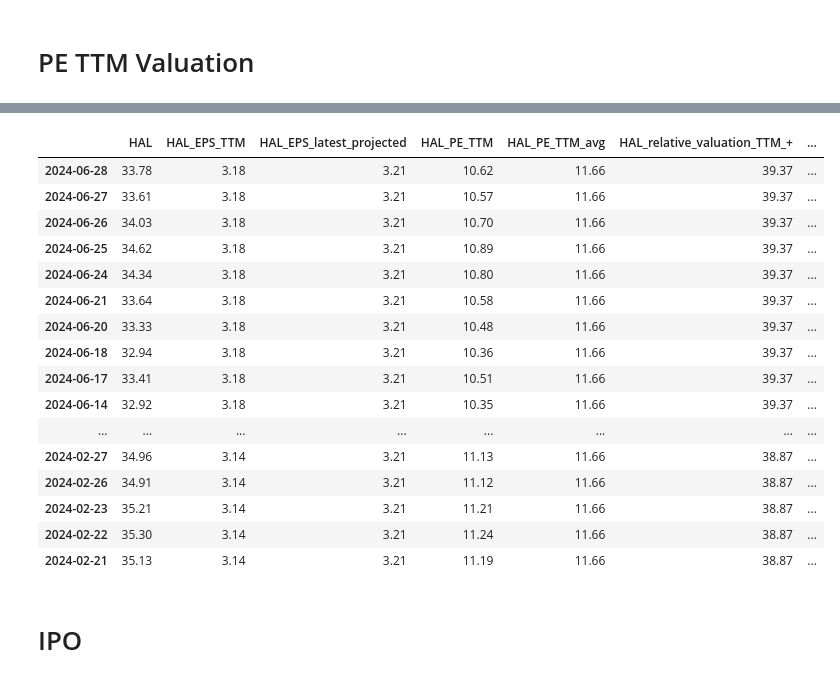
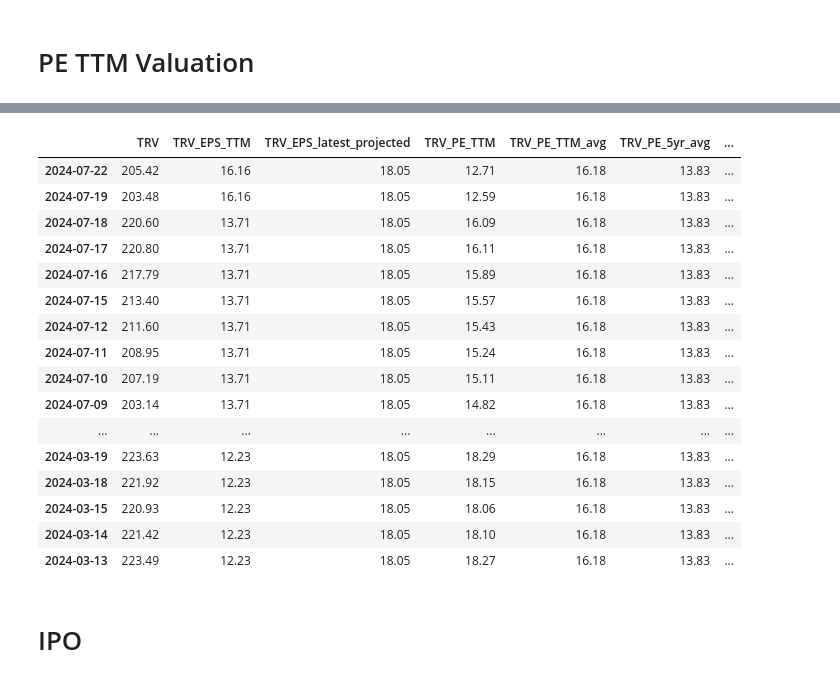
Before and after one commit to tangj310/Inv_equity, a Jupyter notebook: 03_PE_TTM_valuation/PE_TTM_valuation_01.ipynb, the cells around one changed output, grey strips where cells are left out. Cells and saved outputs as stored; diff of their text form; code cells hidden in the pictures.

```diff
--- a/03_PE_TTM_valuation/PE_TTM_valuation_01.ipynb
+++ b/03_PE_TTM_valuation/PE_TTM_valuation_01.ipynb
@@ -82,7 +109,7 @@ for symbol in ticker_symbols:
 
     # Daily quote section
     # replace the "demo" apikey below with your own key from https://www.alphavantage.co/support/#api-key
-    url = f'https://www.alphavantage.co/query?function=TIME_SERIES_DAILY&symbol={symbol}&apikey={alpha_vantage_api_key}'
+    url = f'https://www.alphavantage.co/query?function=TIME_SERIES_DAILY&symbol={symbol}&apikey={alpha_vantage_api_key}&outputsize=full'
     r = requests.get(url)
     data = r.json()
 
@@ -183,11 +210,11 @@ for symbol in ticker_symbols:
                 else:
                     continue
 
-            # annualEPS_df[f'{symbol}_PE'] = Monthly_stock_df[f'{symbol}'].values / annualEPS_df['reportedEPS'].values
-            # annualEPS_df[f"{symbol}_PE_{PE_yr_range-1}yr_avg"] = annualEPS_df[f"{symbol}_PE"].mean().round(2)
-            # annualEPS_df[f"{symbol}_PE_{PE_yr_range-1}yr_std"] = np.std(annualEPS_df[f"{symbol}_PE"]).round(2)
-            # annualEPS_df[f"{symbol}_PE_{PE_yr_range-1}yr_volatility_+"] = (annualEPS_df[f"{symbol}_PE_{PE_yr_range-1}yr_avg"] + annualEPS_df[f"{symbol}_PE_{PE_yr_range-1}yr_std"]).round(2) # 这个是PE的波动范围上限
-            # annualEPS_df[f"{symbol}_PE_{PE_yr_range-1}yr_volatility_-"] = (annualEPS_df[f"{symbol}_PE_{PE_yr_range-1}yr_avg"] - annualEPS_df[f"{symbol}_PE_{PE_yr_range-1}yr_std"]).round(2) # 这个是PE的波动范围下限
+            annualEPS_df[f'{symbol}_PE'] = Monthly_stock_df[f'{symbol}'].values / annualEPS_df['reportedEPS'].values
+            annualEPS_df[f"{symbol}_PE_{PE_yr_range-1}yr_avg"] = annualEPS_df[f"{symbol}_PE"].mean().round(2)
+            annualEPS_df[f"{symbol}_PE_{PE_yr_range-1}yr_std"] = np.std(annualEPS_df[f"{symbol}_PE"]).round(2)
+            annualEPS_df[f"{symbol}_PE_{PE_yr_range-1}yr_volatility_+"] = (annualEPS_df[f"{symbol}_PE_{PE_yr_range-1}yr_avg"] + annualEPS_df[f"{symbol}_PE_{PE_yr_range-1}yr_std"]).round(2) # 这个是PE的波动范围上限
+            annualEPS_df[f"{symbol}_PE_{PE_yr_range-1}yr_volatility_-"] = (annualEPS_df[f"{symbol}_PE_{PE_yr_range-1}yr_avg"] - annualEPS_df[f"{symbol}_PE_{PE_yr_range-1}yr_std"]).round(2) # 这个是PE的波动范围下限
 
 
 
@@ -285,10 +312,10 @@ for symbol in ticker_symbols:
     df_stock_consolidate[f"{symbol}_{window_days}_price_avg"] = df_stock_consolidate[symbol].mean().round(2)
     df_stock_consolidate[f"{symbol}_{window_days}_price_std"] = np.std(df_stock_consolidate[symbol]).round(2)
 
-    # df_stock_consolidate[f"{symbol}_PE_{PE_yr_range-1}yr_avg"] = annualEPS_df[f"{symbol}_PE_{PE_yr_range-1}yr_avg"].values[0]
-    # df_stock_consolidate[f"{symbol}_PE_{PE_yr_range-1}yr_std"] = annualEPS_df[f"{symbol}_PE_{PE_yr_range-1}yr_std"].values[0]
-    # df_stock_consolidate[f"{symbol}_PE_{PE_yr_range-1}yr_volatility_+"] = annualEPS_df[f"{symbol}_PE_{PE_yr_range-1}yr_volatility_+"].values[0]
-    # df_stock_consolidate[f"{symbol}_PE_{PE_yr_range-1}yr_volatility_-"] = annualEPS_df[f"{symbol}_PE_{PE_yr_range-1}yr_volatility_-"].values[0]
+    df_stock_consolidate[f"{symbol}_PE_{PE_yr_range-1}yr_avg"] = annualEPS_df[f"{symbol}_PE_{PE_yr_range-1}yr_avg"].values[0]
+    df_stock_consolidate[f"{symbol}_PE_{PE_yr_range-1}yr_std"] = annualEPS_df[f"{symbol}_PE_{PE_yr_range-1}yr_std"].values[0]
+    df_stock_consolidate[f"{symbol}_PE_{PE_yr_range-1}yr_volatility_+"] = annualEPS_df[f"{symbol}_PE_{PE_yr_range-1}yr_volatility_+"].values[0]
+    df_stock_consolidate[f"{symbol}_PE_{PE_yr_range-1}yr_volatility_-"] = annualEPS_df[f"{symbol}_PE_{PE_yr_range-1}yr_volatility_-"].values[0]
 
 
     df_stock_consolidate[f"{symbol}_relative_valuation_nextYear_projected_+"] = (df_stock_consolidate[f"{symbol}_PE_TTM_volatility_+"] * EPS_12month_projected).round(2) # 这个是relative valuation的价格上限
@@ -332,9 +359,9 @@ for symbol in ticker_symbols:
     ,f"{symbol}_EPS_latest_projected"
     ,f"{symbol}_PE_TTM"
     ,f"{symbol}_PE_TTM_avg"
-    # ,f"{symbol}_PE_{PE_yr_range-1}yr_avg"
-    # ,f"{symbol}_PE_{PE_yr_range-1}yr_volatility_+"
-    # ,f"{symbol}_PE_{PE_yr_range-1}yr_volatility_-"
+    ,f"{symbol}_PE_{PE_yr_range-1}yr_avg"
+    ,f"{symbol}_PE_{PE_yr_range-1}yr_volatility_+"
+    ,f"{symbol}_PE_{PE_yr_range-1}yr_volatility_-"
     ,f"{symbol}_relative_valuation_TTM_+"
     ,f"{symbol}_relative_valuation_TTM_-"
     ,f"{symbol}_relative_valuation_TTM_median"
@@ -387,23 +389,23 @@ IndentationError: unexpected indent (569504144.py, line 2)
 # %%
-ticker_dict['HAL']
+ticker_dict['TRV']
 # %% [output]
-|  | HAL | HAL_EPS_TTM | HAL_EPS_latest_projected | HAL_PE_TTM | HAL_PE_TTM_avg | HAL_relative_valuation_TTM_+ | ... |
-| 2024-06-28 | 33.78 | 3.18 | 3.21 | 10.62 | 11.66 | 39.37 | ... |
-| 2024-06-27 | 33.61 | 3.18 | 3.21 | 10.57 | 11.66 | 39.37 | ... |
-| 2024-06-26 | 34.03 | 3.18 | 3.21 | 10.70 | 11.66 | 39.37 | ... |
-| 2024-06-25 | 34.62 | 3.18 | 3.21 | 10.89 | 11.66 | 39.37 | ... |
-| 2024-06-24 | 34.34 | 3.18 | 3.21 | 10.80 | 11.66 | 39.37 | ... |
-| 2024-06-21 | 33.64 | 3.18 | 3.21 | 10.58 | 11.66 | 39.37 | ... |
-| 2024-06-20 | 33.33 | 3.18 | 3.21 | 10.48 | 11.66 | 39.37 | ... |
-| 2024-06-18 | 32.94 | 3.18 | 3.21 | 10.36 | 11.66 | 39.37 | ... |
-| 2024-06-17 | 33.41 | 3.18 | 3.21 | 10.51 | 11.66 | 39.37 | ... |
-| 2024-06-14 | 32.92 | 3.18 | 3.21 | 10.35 | 11.66 | 39.37 | ... |
+|  | TRV | TRV_EPS_TTM | TRV_EPS_latest_projected | TRV_PE_TTM | TRV_PE_TTM_avg | TRV_PE_5yr_avg | ... |
+| 2024-07-22 | 205.42 | 16.16 | 18.05 | 12.71 | 16.18 | 13.83 | ... |
+| 2024-07-19 | 203.48 | 16.16 | 18.05 | 12.59 | 16.18 | 13.83 | ... |
+| 2024-07-18 | 220.60 | 13.71 | 18.05 | 16.09 | 16.18 | 13.83 | ... |
+| 2024-07-17 | 220.80 | 13.71 | 18.05 | 16.11 | 16.18 | 13.83 | ... |
+| 2024-07-16 | 217.79 | 13.71 | 18.05 | 15.89 | 16.18 | 13.83 | ... |
+| 2024-07-15 | 213.40 | 13.71 | 18.05 | 15.57 | 16.18 | 13.83 | ... |
+| 2024-07-12 | 211.60 | 13.71 | 18.05 | 15.43 | 16.18 | 13.83 | ... |
+| 2024-07-11 | 208.95 | 13.71 | 18.05 | 15.24 | 16.18 | 13.83 | ... |
+| 2024-07-10 | 207.19 | 13.71 | 18.05 | 15.11 | 16.18 | 13.83 | ... |
+| 2024-07-09 | 203.14 | 13.71 | 18.05 | 14.82 | 16.18 | 13.83 | ... |
 | ... | ... | ... | ... | ... | ... | ... | ... |
-| 2024-02-27 | 34.96 | 3.14 | 3.21 | 11.13 | 11.66 | 38.87 | ... |
-| 2024-02-26 | 34.91 | 3.14 | 3.21 | 11.12 | 11.66 | 38.87 | ... |
-| 2024-02-23 | 35.21 | 3.14 | 3.21 | 11.21 | 11.66 | 38.87 | ... |
-| 2024-02-22 | 35.30 | 3.14 | 3.21 | 11.24 | 11.66 | 38.87 | ... |
-| 2024-02-21 | 35.13 | 3.14 | 3.21 | 11.19 | 11.66 | 38.87 | ... |
+| 2024-03-19 | 223.63 | 12.23 | 18.05 | 18.29 | 16.18 | 13.83 | ... |
+| 2024-03-18 | 221.92 | 12.23 | 18.05 | 18.15 | 16.18 | 13.83 | ... |
+| 2024-03-15 | 220.93 | 12.23 | 18.05 | 18.06 | 16.18 | 13.83 | ... |
+| 2024-03-14 | 221.42 | 12.23 | 18.05 | 18.10 | 16.18 | 13.83 | ... |
+| 2024-03-13 | 223.49 | 12.23 | 18.05 | 18.27 | 16.18 | 13.83 | ... |
 # %% [markdown]
 # IPO
 # %%
```
Also changed, not shown: parts of 6 cells of this notebook, 1 other file.
